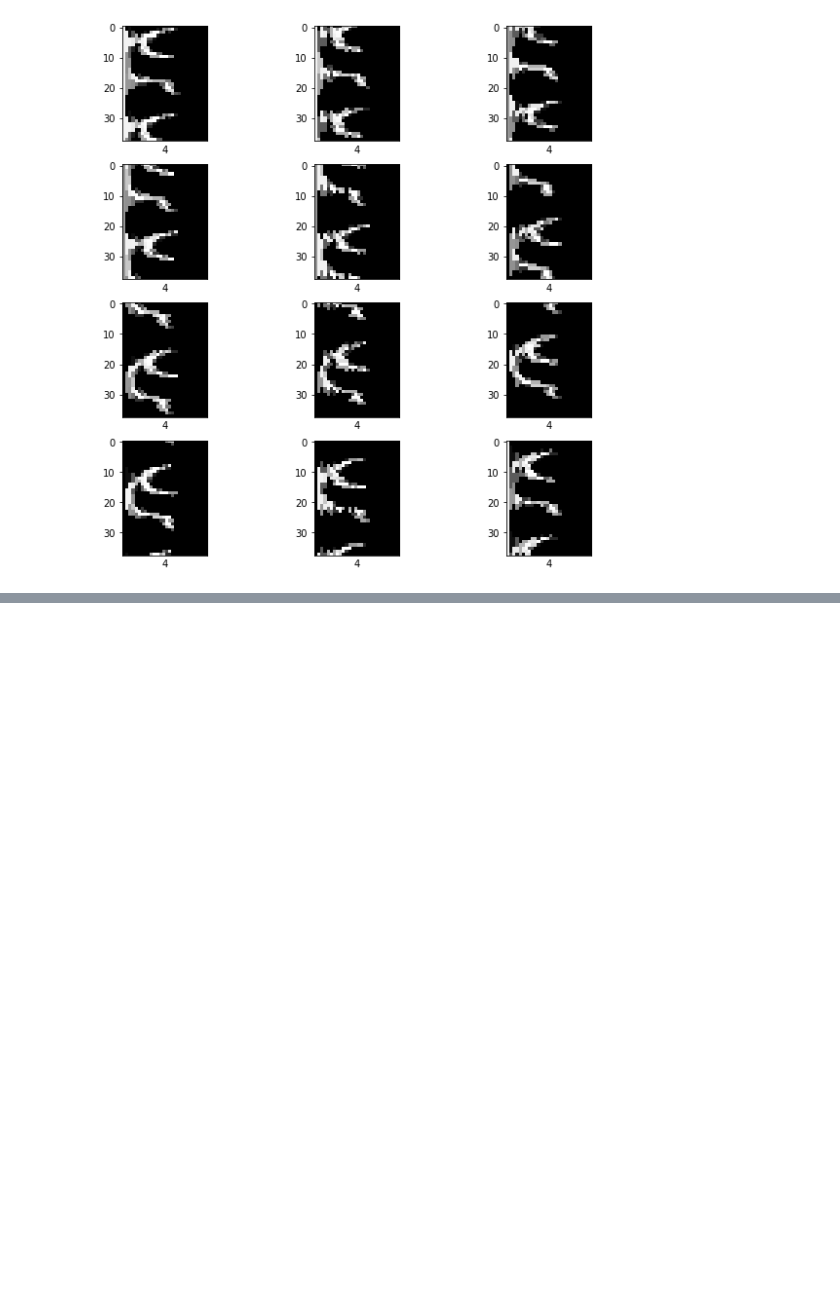
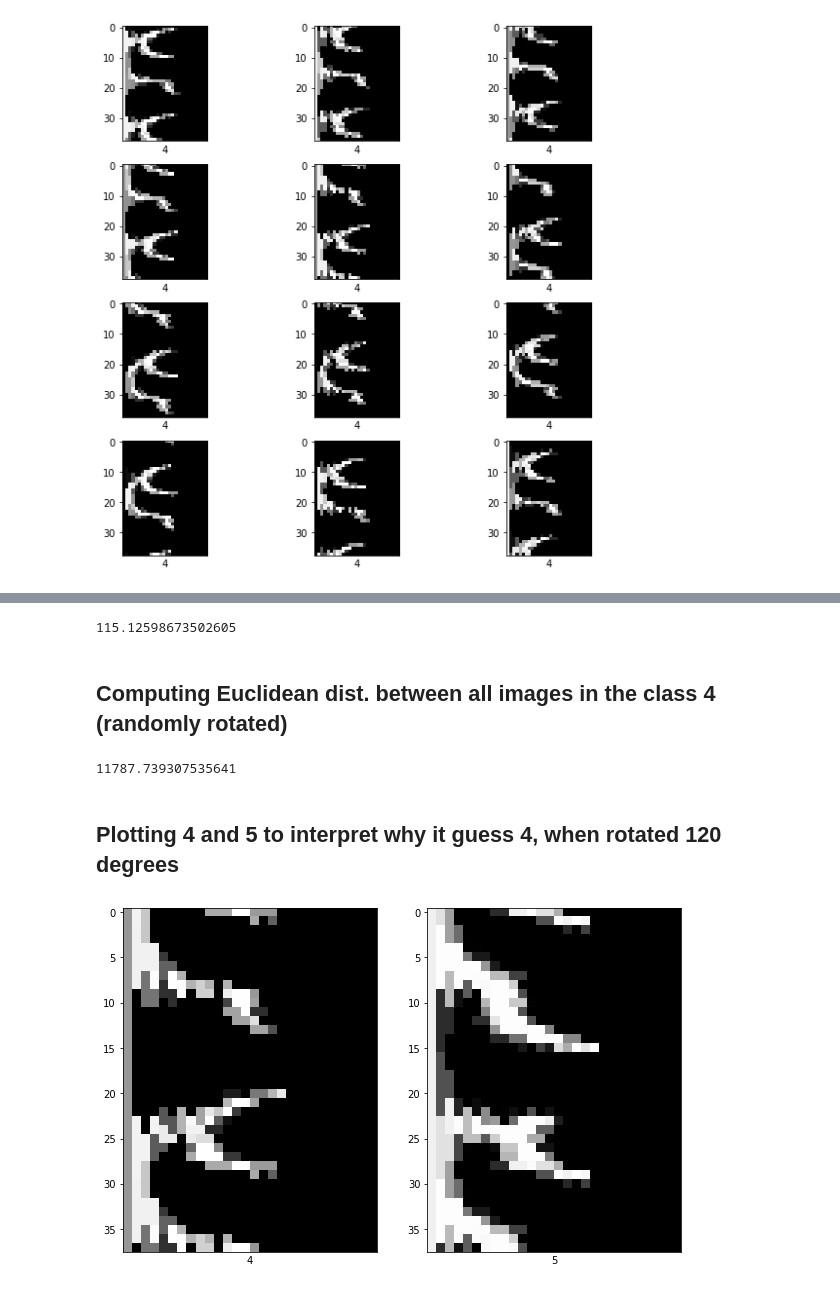
Before and after one commit to Kenn96/P6, a Jupyter notebook: polar_4_rotations.ipynb, the cells around one changed output, grey strips where cells are left out. Cells and saved outputs as stored; diff of their text form; code cells hidden in the pictures; blank space fills up the shorter version.

```diff
--- a/polar_4_rotations.ipynb
+++ b/polar_4_rotations.ipynb
@@ -282,7 +264,0 @@ np.std(x[:,11])
-# %%
-devi = []
-conf = []
-x_ind = list(range(10))
-for i in range(10):
-    devi.append(np.std(class_preds[4][:,i]))
-    conf.append(np.std(class_preds[i][:,4]))
@@ -356,5 +264,0 @@ s.linkNode(node2)
-# %%
-tmp = s.head
-for i in range(10):
-    print(tmp.val)
-    tmp = tmp.nextNode
@@ -371,0 +267,9 @@ for i in range(10):
+# %%
+pred_4 = class_preds[4]
+d_4 = np.sum((pred_4[:,None] - pred_4[None])**2, axis=-1)
+d_4 = np.maximum(d_4, 0)**.5
+np.sum(d_4)/12 # distance per image (12 rotations of the first 4 image)
+# %% [output]
+115.12598673502605
+# %% [markdown]
+## Computing Euclidean dist. between all images in the class 4 (randomly rotated)
@@ -371,0 +278,45 @@ for i in range(10):
+# %%
+d_4_all = np.sum((preds_all_4[:,None] - preds_all_4[None])**2, axis=-1)
+d_4_all = np.maximum(d_4_all, 0)**.5
+np.sum(d_4_all)/preds_all_4.shape[0] # distance per image (982 in class 4)
+# %% [output]
+11787.739307535641
+# %% [markdown]
+## Plotting 4 and 5 to interpret why it guess 4, when rotated 120 degrees
+# %%
+fig = plt.Figure(figsize=(10,10))
+plt.figure(figsize=(10,10))
+rows = 1
+cols = 2
+rad_d30 = (30/360)*(2*np.pi)
+a = [i * rad_d30 for i in range(360//30)]
+img_4 = np.where(train_labels == 4)[0][0]
+img_5 = np.where(train_labels == 5)[0][0]
+
+i = 4 # 120 degrees
+
+rot_img_4 = tfa.image.rotate(train_images[img_4], a[i]).numpy()
+pol_img_4 = cv.linearPolar(rot_img_4, tuple(np.array(rot_img_4.shape)/2), 20, cv.WARP_FILL_OUTLIERS)
+pol_pad_img_4 = padImage(pol_img_4, pad_sides=False)
+
+rot_img_5 = tfa.image.rotate(train_images[img_5], a[0]).numpy()
+pol_img_5 = cv.linearPolar(rot_img_5, tuple(np.array(rot_img_4.shape)/2), 20, cv.WARP_FILL_OUTLIERS)
+pol_pad_img_5 = padImage(pol_img_5, pad_sides=False)
+
+
+# Rots
+plt.subplot(rows,cols,1)
+plt.xticks([])
+plt.grid(False)
+plt.imshow(pol_pad_img_4, cmap=plt.cm.binary_r)
+plt.xlabel(str(train_labels[img_4]))
+
+plt.subplot(rows,cols,2)
+plt.xticks([])
+plt.grid(False)
+plt.imshow(pol_pad_img_5, cmap=plt.cm.binary_r)
+plt.xlabel(str(train_labels[img_5]))
+
+plt.show()
+# %% [output]
+[figure, added]
```
Also changed, not shown: parts of 28 cells of this notebook.
